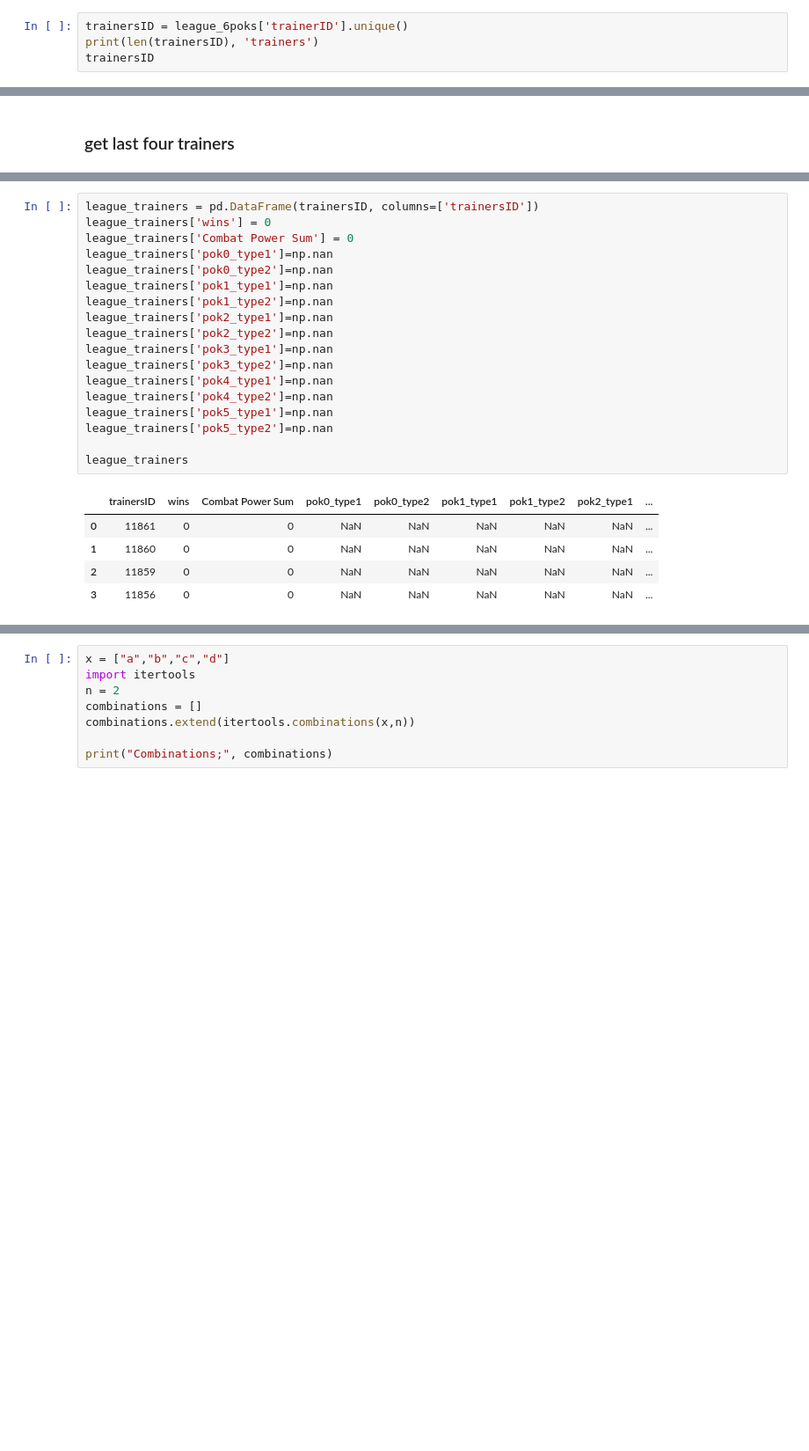
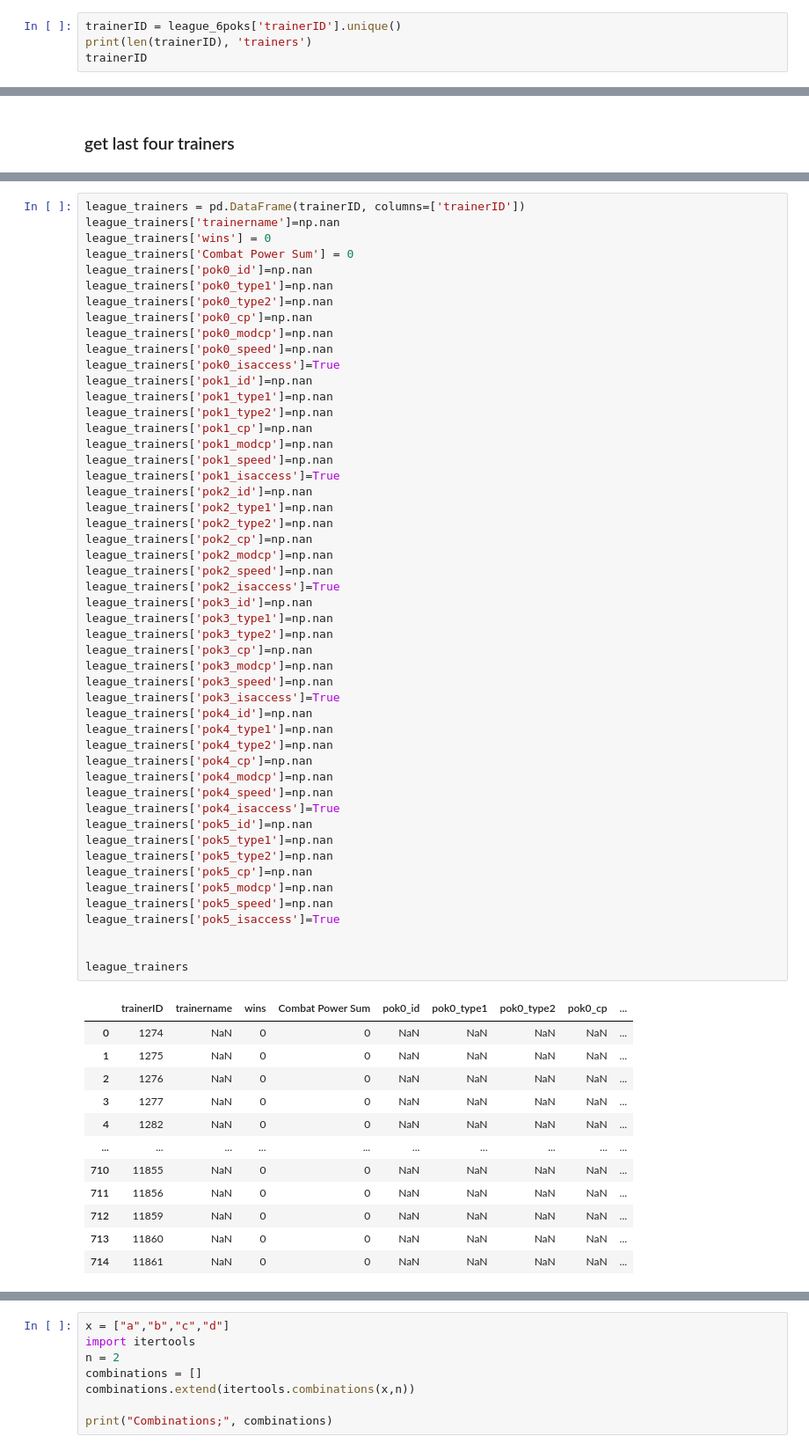
Before and after one commit to infoshareacademy/jdszr2-DataResearchers, a Jupyter notebook: python/main.ipynb, the cells around one changed output, grey strips where cells are left out. Shown at 88% size. Saved outputs shown, nothing was run; the diff lists cells and outputs as text; blank space fills up the shorter version.

Commit message:
prototyp dla ligowego df, bez speeda, ale przez noc sie doliczy

```diff
--- a/python/main.ipynb
+++ b/python/main.ipynb
@@ -516,9 +532,9 @@ league_6poks.to_csv('league_test.csv', sep=';', index=False)
 # %% [markdown]
 ## 4. prepare fight plan
 # %%
-trainersID = league_6poks['trainerID'].unique()
-print(len(trainersID), 'trainers')
-trainersID
+trainerID = league_6poks['trainerID'].unique()
+print(len(trainerID), 'trainers')
+trainerID
 # %% [output]
 715 trainers
 array([ 1274,  1275,  1276,  1277,  1282,  1283,  1286,  1287,  1304,
@@ -548,24 +580,63 @@ trainersID
 # %%
-league_trainers = pd.DataFrame(trainersID, columns=['trainersID'])
+league_trainers = pd.DataFrame(trainerID, columns=['trainerID'])
+league_trainers['trainername']=np.nan
 league_trainers['wins'] = 0
 league_trainers['Combat Power Sum'] = 0
+league_trainers['pok0_id']=np.nan
 league_trainers['pok0_type1']=np.nan
 league_trainers['pok0_type2']=np.nan
+league_trainers['pok0_cp']=np.nan
+league_trainers['pok0_modcp']=np.nan
+league_trainers['pok0_speed']=np.nan
+league_trainers['pok0_isaccess']=True
+league_trainers['pok1_id']=np.nan
 league_trainers['pok1_type1']=np.nan
 league_trainers['pok1_type2']=np.nan
+league_trainers['pok1_cp']=np.nan
+league_trainers['pok1_modcp']=np.nan
+league_trainers['pok1_speed']=np.nan
+league_trainers['pok1_isaccess']=True
+league_trainers['pok2_id']=np.nan
 league_trainers['pok2_type1']=np.nan
 league_trainers['pok2_type2']=np.nan
+league_trainers['pok2_cp']=np.nan
+league_trainers['pok2_modcp']=np.nan
+league_trainers['pok2_speed']=np.nan
+league_trainers['pok2_isaccess']=True
+league_trainers['pok3_id']=np.nan
 league_trainers['pok3_type1']=np.nan
 league_trainers['pok3_type2']=np.nan
+league_trainers['pok3_cp']=np.nan
+league_trainers['pok3_modcp']=np.nan
+league_trainers['pok3_speed']=np.nan
+league_trainers['pok3_isaccess']=True
+league_trainers['pok4_id']=np.nan
 league_trainers['pok4_type1']=np.nan
 league_trainers['pok4_type2']=np.nan
+league_trainers['pok4_cp']=np.nan
+league_trainers['pok4_modcp']=np.nan
+league_trainers['pok4_speed']=np.nan
+league_trainers['pok4_isaccess']=True
+league_trainers['pok5_id']=np.nan
 league_trainers['pok5_type1']=np.nan
 league_trainers['pok5_type2']=np.nan
+league_trainers['pok5_cp']=np.nan
+league_trainers['pok5_modcp']=np.nan
+league_trainers['pok5_speed']=np.nan
+league_trainers['pok5_isaccess']=True
+
 
 league_trainers
 # %% [output]
-|  | trainersID | wins | Combat Power Sum | pok0_type1 | pok0_type2 | pok1_type1 | pok1_type2 | pok2_type1 | ... |
-| 0 | 11861 | 0 | 0 | NaN | NaN | NaN | NaN | NaN | ... |
-| 1 | 11860 | 0 | 0 | NaN | NaN | NaN | NaN | NaN | ... |
-| 2 | 11859 | 0 | 0 | NaN | NaN | NaN | NaN | NaN | ... |
-| 3 | 11856 | 0 | 0 | NaN | NaN | NaN | NaN | NaN | ... |
+|  | trainerID | trainername | wins | Combat Power Sum | pok0_id | pok0_type1 | pok0_type2 | pok0_cp | ... |
+| 0 | 1274 | NaN | 0 | 0 | NaN | NaN | NaN | NaN | ... |
+| 1 | 1275 | NaN | 0 | 0 | NaN | NaN | NaN | NaN | ... |
+| 2 | 1276 | NaN | 0 | 0 | NaN | NaN | NaN | NaN | ... |
+| 3 | 1277 | NaN | 0 | 0 | NaN | NaN | NaN | NaN | ... |
+| 4 | 1282 | NaN | 0 | 0 | NaN | NaN | NaN | NaN | ... |
+| ... | ... | ... | ... | ... | ... | ... | ... | ... | ... |
+| 710 | 11855 | NaN | 0 | 0 | NaN | NaN | NaN | NaN | ... |
+| 711 | 11856 | NaN | 0 | 0 | NaN | NaN | NaN | NaN | ... |
+| 712 | 11859 | NaN | 0 | 0 | NaN | NaN | NaN | NaN | ... |
+| 713 | 11860 | NaN | 0 | 0 | NaN | NaN | NaN | NaN | ... |
+| 714 | 11861 | NaN | 0 | 0 | NaN | NaN | NaN | NaN | ... |
```
Also changed, not shown: parts of 17 cells of this notebook, 4 other files.
